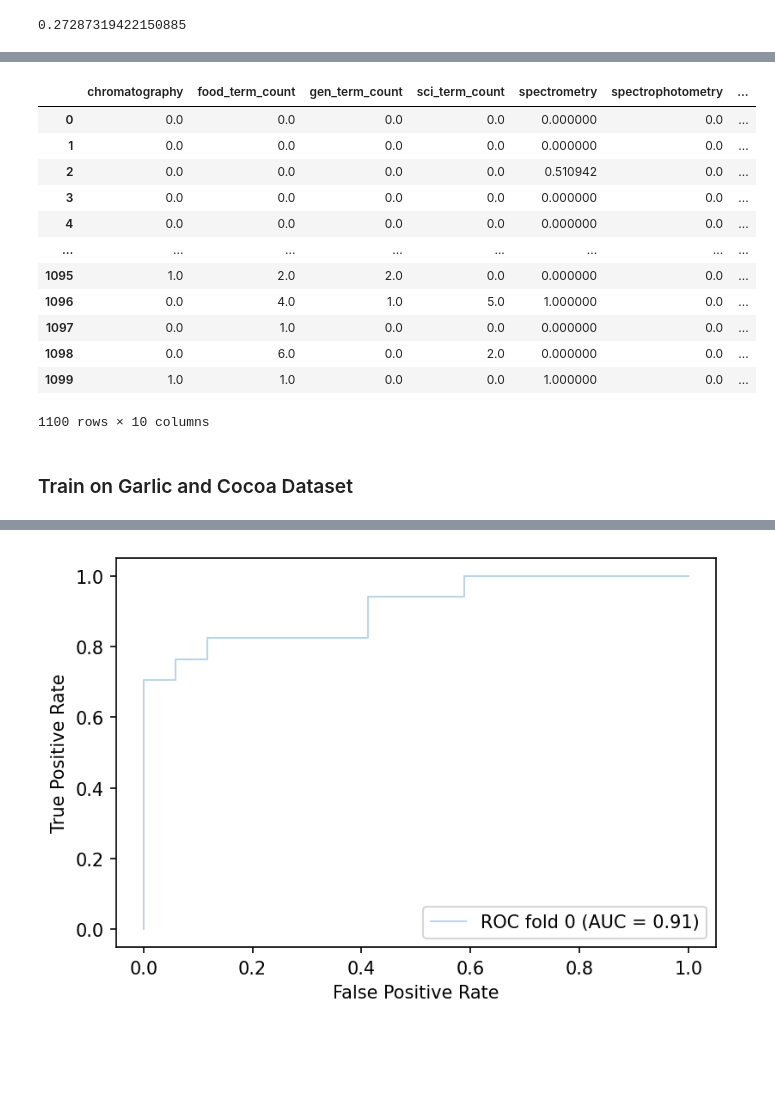
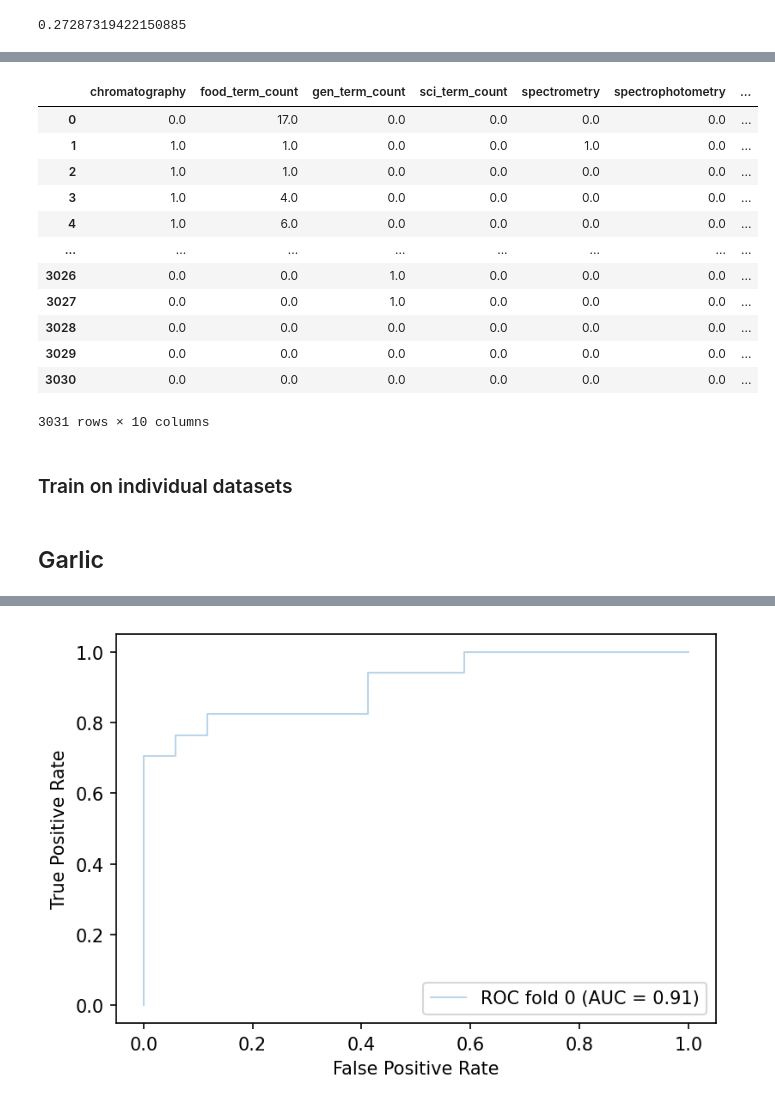
Before and after one commit to ChatterjeeAyan/FoodMineII, a Jupyter notebook: Milk Paper Ranking.ipynb, the cells around one changed output, grey strips where cells are left out. Saved outputs shown, nothing was run; the diff lists cells and outputs as text; code cells hidden in the pictures; blank space fills up the shorter version.

```diff
--- a/Milk Paper Ranking.ipynb
+++ b/Milk Paper Ranking.ipynb
@@ -258,0 +246,4 @@ bmodel_data.data['bigram_score'] = btrain['bigram_score'].values
+# %%
+for i in range(len(atrain)):
+    if atrain['is_useful'].loc[i] == 'x':
+        atrain['is_useful'].loc[i] = 0
@@ -258,0 +254,3 @@ bmodel_data.data['bigram_score'] = btrain['bigram_score'].values
+# %%
+amodel_data = Filter()
+amodel_data.build_features(input_data = atrain, is_traindata = True)
@@ -259,8 +259,13 @@ bmodel_data.data['bigram_score'] = btrain['bigram_score'].values
+# %%
+amodel_data.data['chem_ent_ratio'] = atrain['chem_ent_ratio'].values
+amodel_data.data['chem_term_count'] = atrain['chem_term_count'].values
+amodel_data.data['bigram_score'] = atrain['bigram_score'].values
 # %%
 gdata = gmodel_data.data.copy()
 cdata = cmodel_data.data.copy()
 mdata = mmodel_data.data.copy()
 bdata = bmodel_data.data.copy()
+adata = amodel_data.data.copy()
 # gdata.to_pickle('misc_save/garlic_train_data.pkl')
 # cdata.to_pickle('misc_save/cocoa_train_data.pkl')
 
@@ -272,6 +277,7 @@ gtrain, gtest, gval = balanced_sample(gdata)
 ctrain, ctest, cval = balanced_sample(cdata)
 mtrain, mtest, mval = balanced_sample(mdata)
 btrain, btest, bval = balanced_sample(bdata)
+atrain, atest, aval = balanced_sample(adata)
 #milk_train,milk_test,milk_val = balanced_sample(combined_df)
 #milk_train, milk_val, milk_test = np.split(combined_df.sample(frac=1), [int(.6*len(combined_df)), int(.8*len(combined_df))])
 
@@ -331,22 +317,23 @@ AUC: 0.7407407407407408
 # %%
 cv_milk_data = pd.concat([mtrain,mtest,mval],ignore_index=True)
 cv_milk_data_train = pd.concat([mtrain,mval],ignore_index=True)
 cv_milk_data_test = mtest
-cv_combined_data = pd.concat([mtrain,mtest,mval,ctrain,ctest,cval,gtrain,gtest,gval],ignore_index=True)
-cv_combined_data
+cv_combined_data = pd.concat([mtrain,mval,ctrain,cval,atrain,aval,btrain,bval],ignore_index=True)
+cv_test_data = pd.concat([mtest,ctest,atest,btest],ignore_index=True)
+plant_train_data = pd.concat([atrain,atest,aval,btrain,btest,bval,ctrain,ctest,cval,mtrain,mtest,mval],ignore_index=True)
+plant_test_data =  pd.concat([gtrain,gtest,gval],ignore_index=True)
+plant_train_data
 # %% [output]
 |  | chromatography | food_term_count | gen_term_count | sci_term_count | spectrometry | spectrophotometry | ... |
-| 0 | 0.0 | 0.0 | 0.0 | 0.0 | 0.000000 | 0.0 | ... |
-| 1 | 0.0 | 0.0 | 0.0 | 0.0 | 0.000000 | 0.0 | ... |
-| 2 | 0.0 | 0.0 | 0.0 | 0.0 | 0.510942 | 0.0 | ... |
-| 3 | 0.0 | 0.0 | 0.0 | 0.0 | 0.000000 | 0.0 | ... |
-| 4 | 0.0 | 0.0 | 0.0 | 0.0 | 0.000000 | 0.0 | ... |
+| 0 | 0.0 | 17.0 | 0.0 | 0.0 | 0.0 | 0.0 | ... |
+| 1 | 1.0 | 1.0 | 0.0 | 0.0 | 1.0 | 0.0 | ... |
+| 2 | 1.0 | 1.0 | 0.0 | 0.0 | 0.0 | 0.0 | ... |
+| 3 | 1.0 | 4.0 | 0.0 | 0.0 | 0.0 | 0.0 | ... |
+| 4 | 1.0 | 6.0 | 0.0 | 0.0 | 0.0 | 0.0 | ... |
 | ... | ... | ... | ... | ... | ... | ... | ... |
-| 1095 | 1.0 | 2.0 | 2.0 | 0.0 | 0.000000 | 0.0 | ... |
-| 1096 | 0.0 | 4.0 | 1.0 | 5.0 | 1.000000 | 0.0 | ... |
-| 1097 | 0.0 | 1.0 | 0.0 | 0.0 | 0.000000 | 0.0 | ... |
-| 1098 | 0.0 | 6.0 | 0.0 | 2.0 | 0.000000 | 0.0 | ... |
-| 1099 | 1.0 | 1.0 | 0.0 | 0.0 | 1.000000 | 0.0 | ... |
+| 3026 | 0.0 | 0.0 | 1.0 | 0.0 | 0.0 | 0.0 | ... |
+| 3027 | 0.0 | 0.0 | 1.0 | 0.0 | 0.0 | 0.0 | ... |
+| 3028 | 0.0 | 0.0 | 0.0 | 0.0 | 0.0 | 0.0 | ... |
+| 3029 | 0.0 | 0.0 | 0.0 | 0.0 | 0.0 | 0.0 | ... |
+| 3030 | 0.0 | 0.0 | 0.0 | 0.0 | 0.0 | 0.0 | ... |
-1100 rows × 10 columns
+3031 rows × 10 columns
-# %% [markdown]
-### Train on Garlic and Cocoa Dataset
@@ -375,3 +378,7 @@ def xgboost_model(x,y,n_splits = 15):
 #                          name='ROC fold {}'.format(i),
 #                          alpha=0.3, lw=1)
 #     auc.append(viz.roc_auc)
+# %% [markdown]
+### Train on individual datasets
+# %% [markdown]
+## Garlic
```
Also changed, not shown: parts of 58 cells of this notebook.
